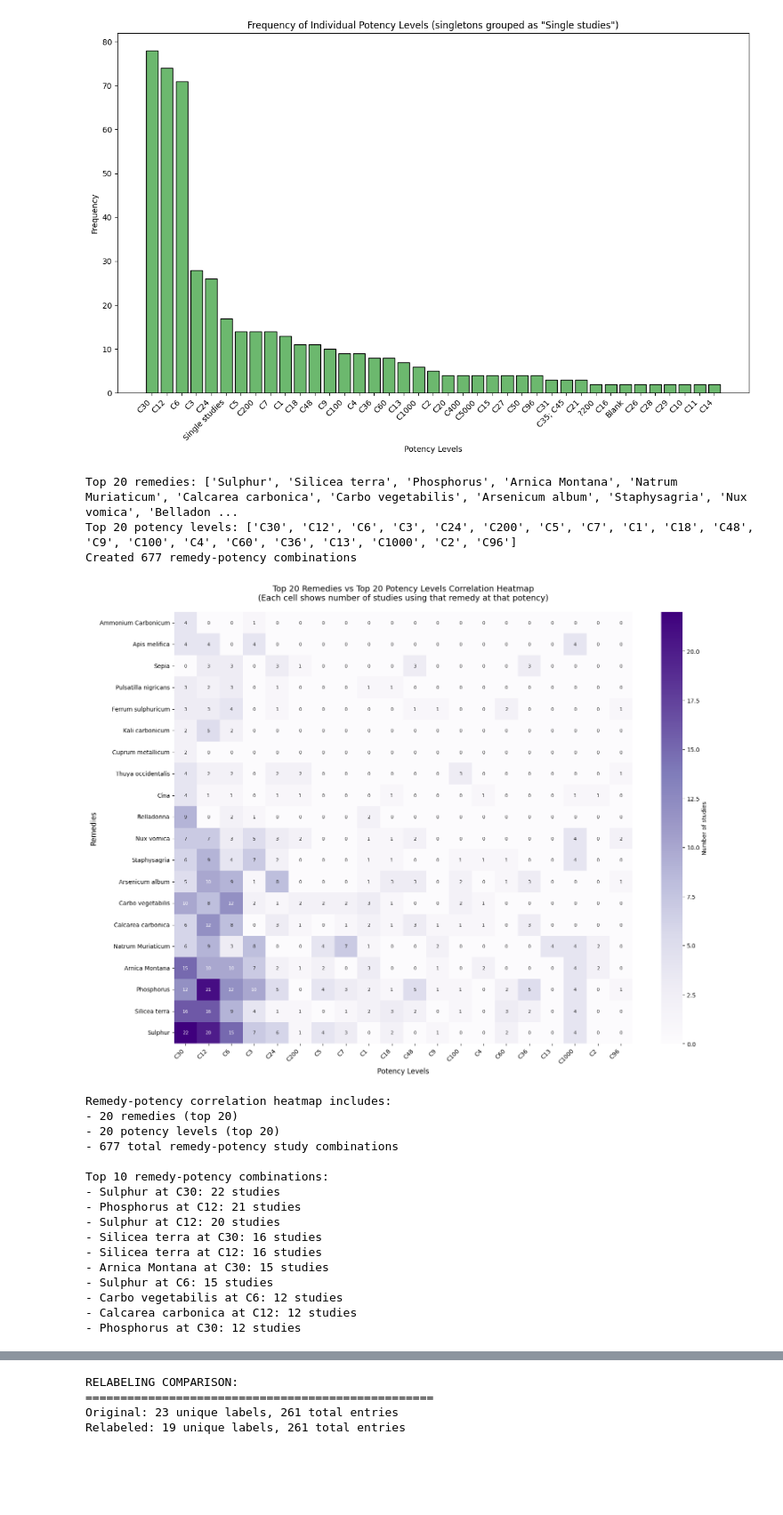
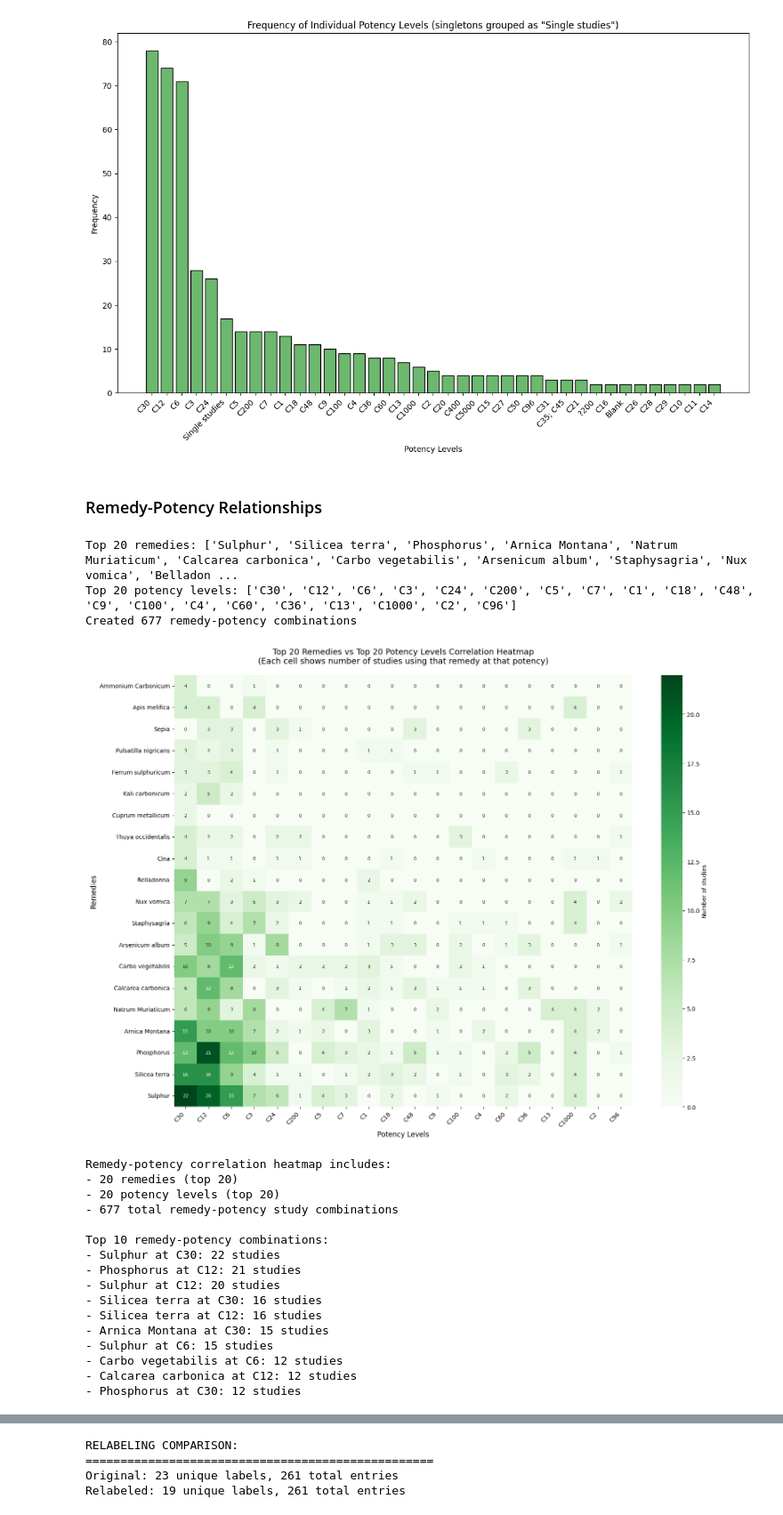
Before and after one commit to OxygenBlueSky/AgroHom, a Jupyter notebook: agro_hom_figures260212.ipynb, the cells around one changed output, grey strips where cells are left out. Shown at 89% size. Saved outputs shown, nothing was run; the diff lists cells and outputs as text; code cells hidden in the pictures; blank space fills up the shorter version.

```diff
--- a/agro_hom_figures260212.ipynb
+++ b/agro_hom_figures260212.ipynb
@@ -1591,6 +1641,8 @@ Top 10 remedy-crop combinations:
 
   potency_levels_per_study_pie.show()
   potency_levels_per_study_pie.write_image('potency_levels_per_study_pie.png', width=800, height=600, scale=2)
+# %% [markdown]
+### Remedy-Potency Relationships
 # %%
   # Cross-Category Heatmap: Top 20 Remedies vs Top 20 Potency Levels
 
@@ -1695,7 +1747,7 @@ Top 10 remedy-crop combinations:
           remedy_potency_matrix,
           annot=True,  # Show numbers in cells
           fmt='d',     # Integer format
-          cmap='Purples',  # Purple color scheme for remedy-potency correlation
+          cmap='Greens',  # Purple color scheme for remedy-potency correlation
           ax=ax_remedy_potency,
           cbar_kws={'label': 'Number of studies'},
           annot_kws={'size': 8}  # Smaller annotation text due to large matrix
@@ -1718,34 +1770,34 @@ Top 10 remedy-crop combinations:
       plt.show()
 
       # Print summary statistics
       total_combinations = remedy_potency_matrix.values.sum()
       print(f"Remedy-potency correlation heatmap includes:")
       print(f"- {len(remedy_potency_matrix.index)} remedies (top 20)")
       print(f"- {len(remedy_potency_matrix.columns)} potency levels (top 20)")
       print(f"- {total_combinations} total remedy-potency study combinations")
 
       # Extract and rank all remedy-potency combinations from the matrix for summary analysis
       remedy_potency_pairs = []
       # Loop through each row (remedy) in the matrix
       for i in range(len(remedy_potency_matrix)):
           # Loop through each column (potency) in the matrix
           for j in range(len(remedy_potency_matrix.columns)):
               remedy = remedy_potency_matrix.index[i]  # Get remedy name from row index
               potency = remedy_potency_matrix.columns[j]  # Get potency name from column index
               count = remedy_potency_matrix.iloc[i, j]  # Get the count value from this cell
               if count > 0:  # Only include combinations that actually occurred
                   remedy_potency_pairs.append((remedy, potency, count))
 
       # Sort by count (highest first) to show most frequent combinations
       remedy_potency_pairs.sort(key=lambda x: x[2], reverse=True)
       print(f"\nTop 10 remedy-potency combinations:")
       for remedy, potency, count in remedy_potency_pairs[:10]:
           print(f"- {remedy} at {potency}: {count} studies")
 # %% [output]
 Top 20 remedies: ['Sulphur', 'Silicea terra', 'Phosphorus', 'Arnica Montana', 'Natrum Muriaticum', 'Calcarea carbonica', 'Carbo vegetabilis', 'Arsenicum album', 'Staphysagria', 'Nux vomica', 'Belladon ...
 Top 20 potency levels: ['C30', 'C12', 'C6', 'C3', 'C24', 'C200', 'C5', 'C7', 'C1', 'C18', 'C48', 'C9', 'C100', 'C4', 'C60', 'C36', 'C13', 'C1000', 'C2', 'C96']
 Created 677 remedy-potency combinations
-[figure, old version]
+[figure, new version]
 Remedy-potency correlation heatmap includes:
 - 20 remedies (top 20)
 - 20 potency levels (top 20)
```
Also changed, not shown: parts of 56 cells of this notebook, 1 other file.
